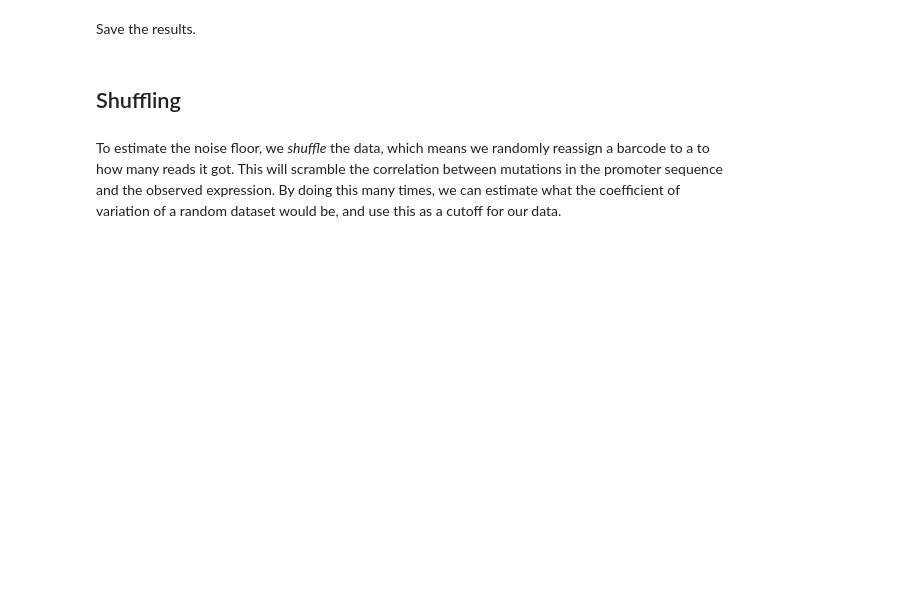
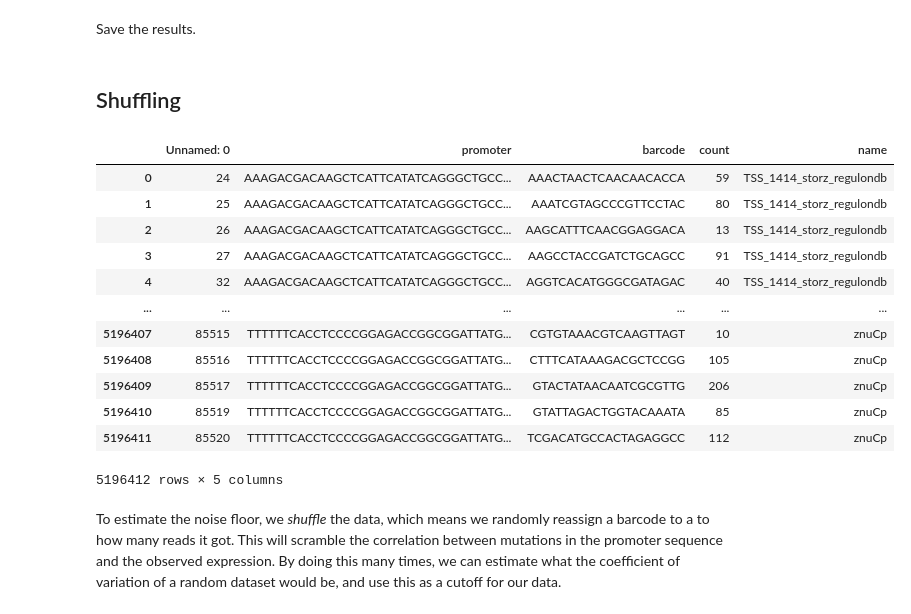
Before and after one commit to RPGroup-PBoC/reg-seq_env, a Jupyter notebook: code/analysis/triaging.ipynb, the cells around one changed output. Cells and saved outputs as stored; diff of their text form; code cells hidden in the pictures; blank space fills up the shorter version.

```diff
--- a/code/analysis/triaging.ipynb
+++ b/code/analysis/triaging.ipynb
@@ -241,6 +242,22 @@ df_out['classification'] = classification
 #df_out.to_csv('triaging.csv', index=False)
 # %% [markdown]
 ## Shuffling
+# %%
+df_map
+# %% [output]
+|  | Unnamed: 0 | promoter | barcode | count | name |
+| 0 | 24 | AAAGACGACAAGCTCATTCATATCAGGGCTGCC... | AAACTAACTCAACAACACCA | 59 | TSS_1414_storz_regulondb |
+| 1 | 25 | AAAGACGACAAGCTCATTCATATCAGGGCTGCC... | AAATCGTAGCCCGTTCCTAC | 80 | TSS_1414_storz_regulondb |
+| 2 | 26 | AAAGACGACAAGCTCATTCATATCAGGGCTGCC... | AAGCATTTCAACGGAGGACA | 13 | TSS_1414_storz_regulondb |
+| 3 | 27 | AAAGACGACAAGCTCATTCATATCAGGGCTGCC... | AAGCCTACCGATCTGCAGCC | 91 | TSS_1414_storz_regulondb |
+| 4 | 32 | AAAGACGACAAGCTCATTCATATCAGGGCTGCC... | AGGTCACATGGGCGATAGAC | 40 | TSS_1414_storz_regulondb |
+| ... | ... | ... | ... | ... | ... |
+| 5196407 | 85515 | TTTTTTCACCTCCCCGGAGACCGGCGGATTATG... | CGTGTAAACGTCAAGTTAGT | 10 | znuCp |
+| 5196408 | 85516 | TTTTTTCACCTCCCCGGAGACCGGCGGATTATG... | CTTTCATAAAGACGCTCCGG | 105 | znuCp |
+| 5196409 | 85517 | TTTTTTCACCTCCCCGGAGACCGGCGGATTATG... | GTACTATAACAATCGCGTTG | 206 | znuCp |
+| 5196410 | 85519 | TTTTTTCACCTCCCCGGAGACCGGCGGATTATG... | GTATTAGACTGGTACAAATA | 85 | znuCp |
+| 5196411 | 85520 | TTTTTTCACCTCCCCGGAGACCGGCGGATTATG... | TCGACATGCCACTAGAGGCC | 112 | znuCp |
+5196412 rows × 5 columns
 # %% [markdown]
 To estimate the noise floor, we *shuffle* the data, which means we randomly reassign a barcode to a to how many reads it got. This will scramble the correlation between mutations in the promoter sequence and the observed expression. By doing this many times, we can estimate what the coefficient of variation of a random dataset would be, and use this as a cutoff for our data.
 # %% [markdown]
```
Also changed, not shown: parts of 11 cells of this notebook, 2 other files.
